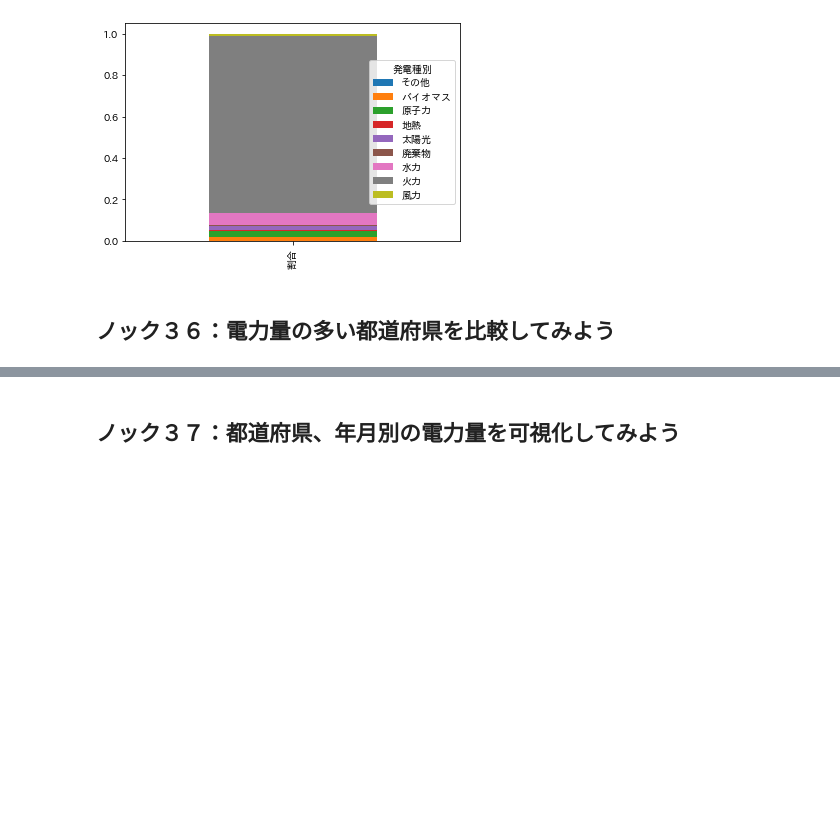
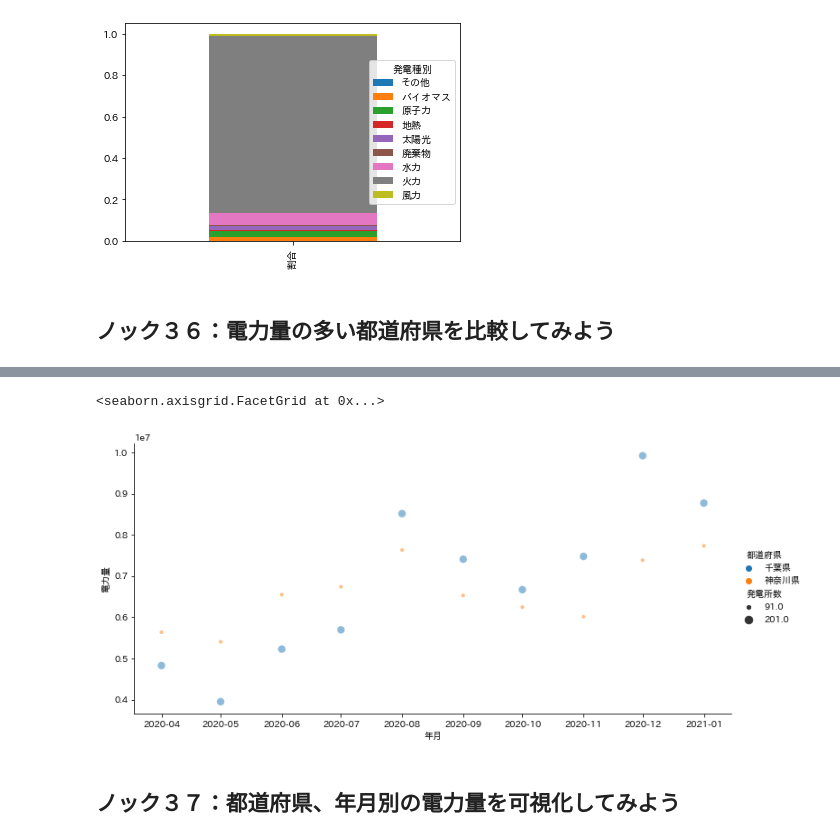
Before and after one commit to winuim/python-process-visualization-100, a Jupyter notebook: chapter-2/src/chapter-2.ipynb, the cells around one changed output, grey strips where cells are left out. Drawn from its saved outputs; the diff is of its cells as text; code cells hidden in the pictures; blank space fills up the shorter version.

```diff
--- a/chapter-2/src/chapter-2.ipynb
+++ b/chapter-2/src/chapter-2.ipynb
@@ -512,0 +534,8 @@ viz_data.T.loc[["割合"]].plot(kind="bar", stacked=True)
+# %%
+viz_data_num = datas_v_all[["都道府県","年月","値"]].loc[(datas_v_all["項目"]=="発電所数")&((datas_v_all["都道府県"]=="神奈川県")|(datas_v_all["都道府県"]=="千葉県"))]
+viz_data_num = viz_data_num.groupby(["年月","都道府県"], as_index=False).sum()
+viz_data_num["年月"] = pd.to_datetime(viz_data_num["年月"])
+viz_data.rename(columns={"値":"電力量"}, inplace=True)
+viz_data_num.rename(columns={"値":"発電所数"}, inplace=True)
+viz_data_join = pd.merge(viz_data, viz_data_num, on=["年月","都道府県"], how="left")
+viz_data_join.head()
@@ -513,3 +549,8 @@ viz_data.T.loc[["割合"]].plot(kind="bar", stacked=True)
+# %%
+sns.relplot(x=viz_data_join["年月"], y=viz_data_join["電力量"], hue=viz_data_join["都道府県"], size=viz_data_join["発電所数"], alpha=0.5, height=5, aspect=2)
+# %% [output]
+<seaborn.axisgrid.FacetGrid at 0x...>
+[figure, added]
 # %% [markdown]
 ## ノック３７：都道府県、年月別の電力量を可視化してみよう
 # %% [markdown]
```
Also changed, not shown: parts of 3 cells of this notebook.
